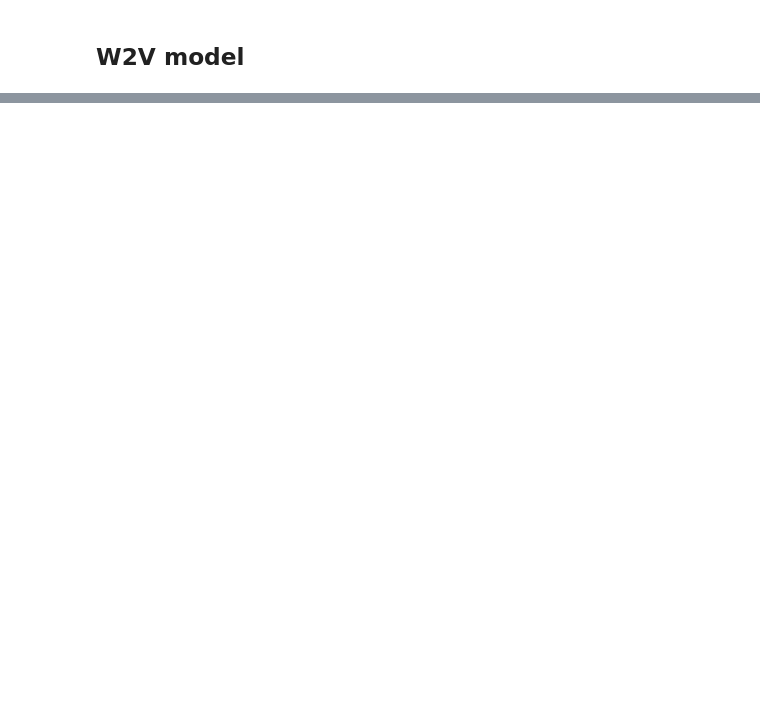
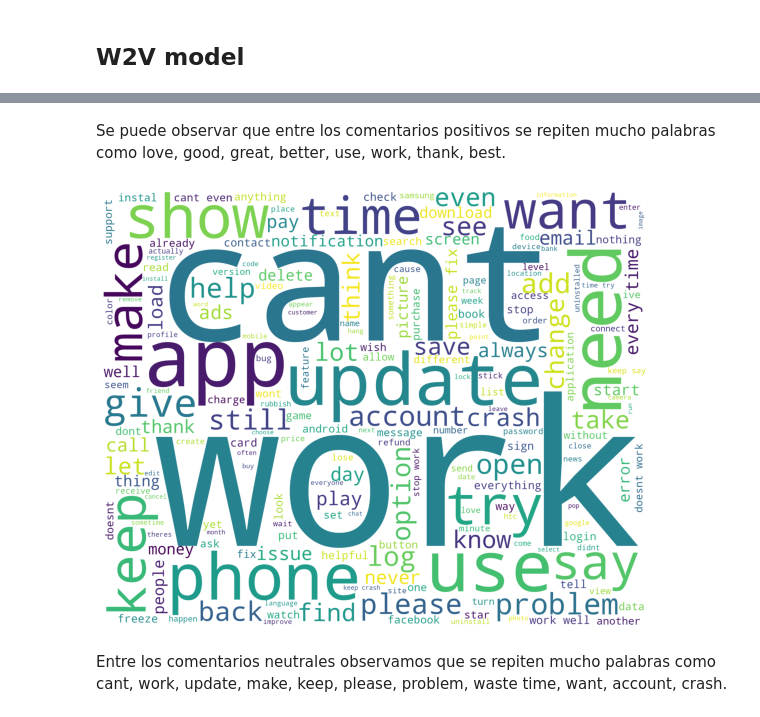
Before and after one commit to joseemaro/bdm_EvaluatingGoogleApps, a Jupyter notebook: tpfinal_reviews.ipynb, the cells around one changed output, grey strips where cells are left out. Drawn from its saved outputs; the diff is of its cells as text; code cells hidden in the pictures; blank space fills up the shorter version.

```diff
--- a/tpfinal_reviews.ipynb
+++ b/tpfinal_reviews.ipynb
@@ -101,0 +429,21 @@ w2v_model.most_similar("bad")
+# %% [markdown]
+Se puede observar que entre los comentarios positivos se repiten mucho palabras como love, good, great, better, use, work, thank, best.
+# %%
+#Se realiza el wordcloud para los comentarios neutrales
+df_neu = df2[df2['Sentiment']=="Neutral"]['df2_lm']
+
+
+wordcloud1 = WordCloud(stopwords=STOPWORDS,
+                      background_color='white',
+                      width=2500,
+                      height=2000
+                      ).generate(" ".join(df_neu))
+
+plt.figure(1,figsize=(10, 8))
+plt.imshow(wordcloud1)
+plt.axis('off')
+plt.show()
+# %% [output]
+[figure, added]
+# %% [markdown]
+Entre los comentarios neutrales observamos que se repiten mucho palabras como cant, work, update, make, keep, please, problem, waste time, want, account, crash.
```
Also changed, not shown: parts of 28 cells of this notebook.
